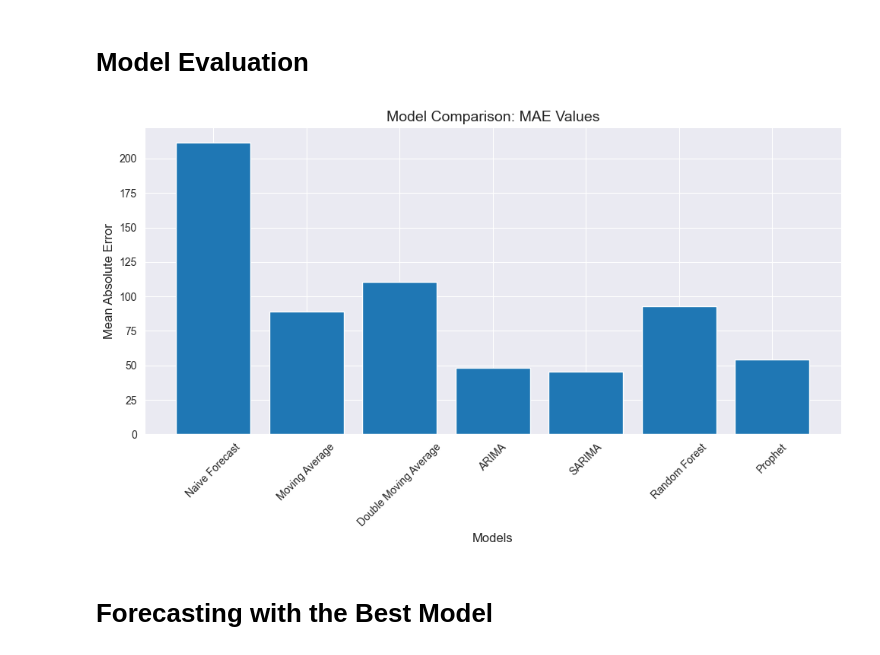
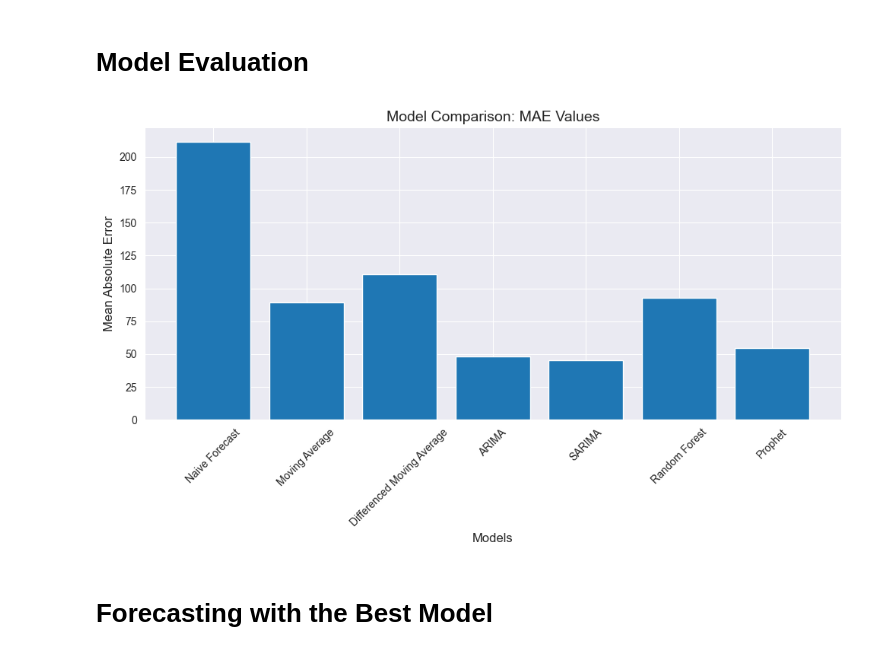
Before and after one commit to razamehar/Time-Series-Forecasting-ARIMA-ML, a Jupyter notebook: main.ipynb, the cells around one changed output. Cells and saved outputs as stored; diff of their text form; code cells hidden in the pictures.

```diff
--- a/main.ipynb
+++ b/main.ipynb
@@ -546,19 +546,19 @@ prop_mae
 # %% [markdown]
 # Model Evaluation
 # %%
-model_names = ['Naive Forecast', 'Moving Average', 'Double Moving Average', 'ARIMA', 'SARIMA', 'Random Forest', 'Prophet']
+model_names = ['Naive Forecast', 'Moving Average', 'Differenced Moving Average', 'ARIMA', 'SARIMA', 'Random Forest', 'Prophet']
 mae_values = [nf_mae, ma_mae, dma_mae, arima_mae, sarima_mae, rf_mae, prop_mae]
 
 plt.figure(figsize=(10, 6))
 plt.bar(model_names, mae_values)
 
 plt.xlabel('Models', fontsize=12)
 plt.ylabel('Mean Absolute Error', fontsize=12)
 plt.title('Model Comparison: MAE Values', fontsize=14)
 plt.xticks(rotation=45, fontsize=10)
 plt.tight_layout()
 # %% [output]
-[figure, old version]
+[figure, new version]
 # %% [markdown]
 # Forecasting with the Best Model
 # %%
```
